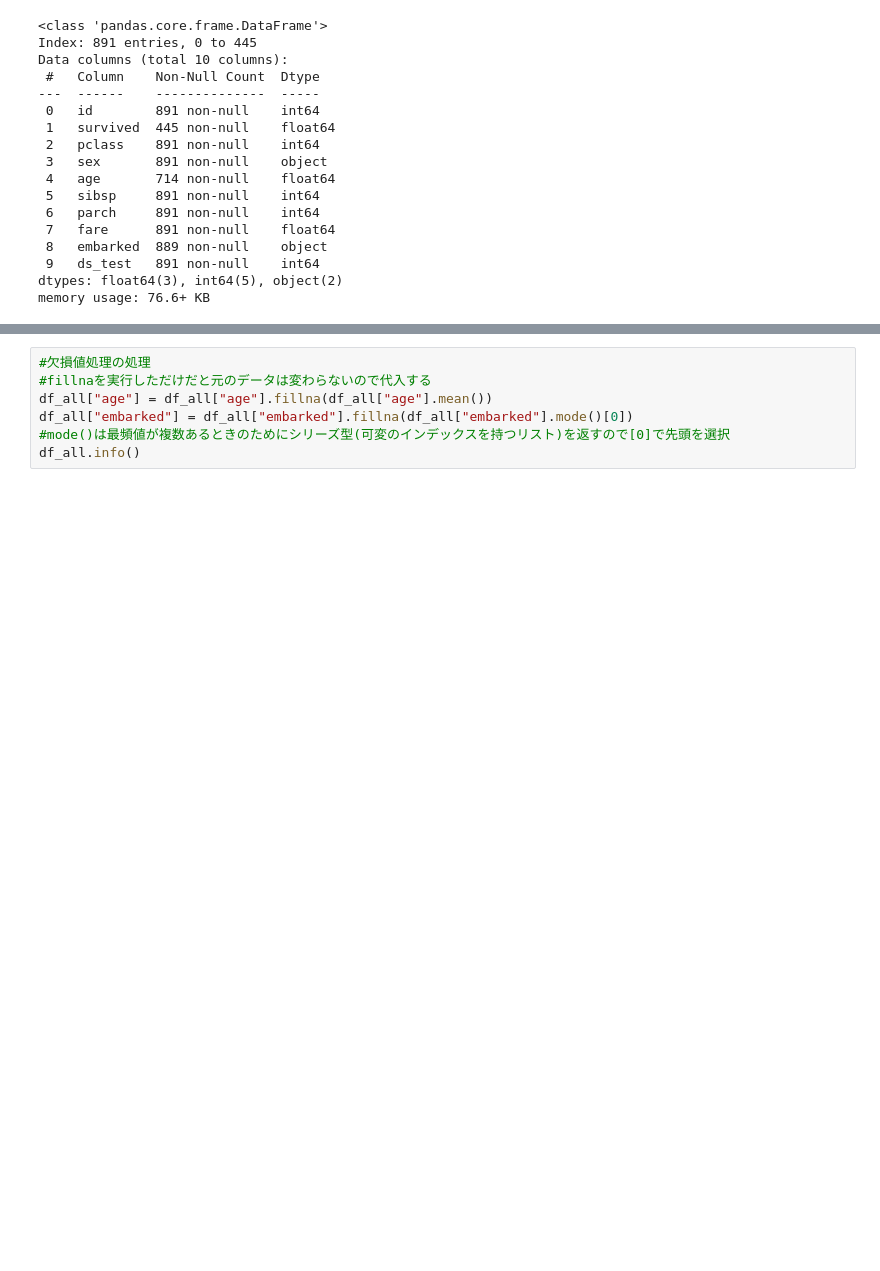
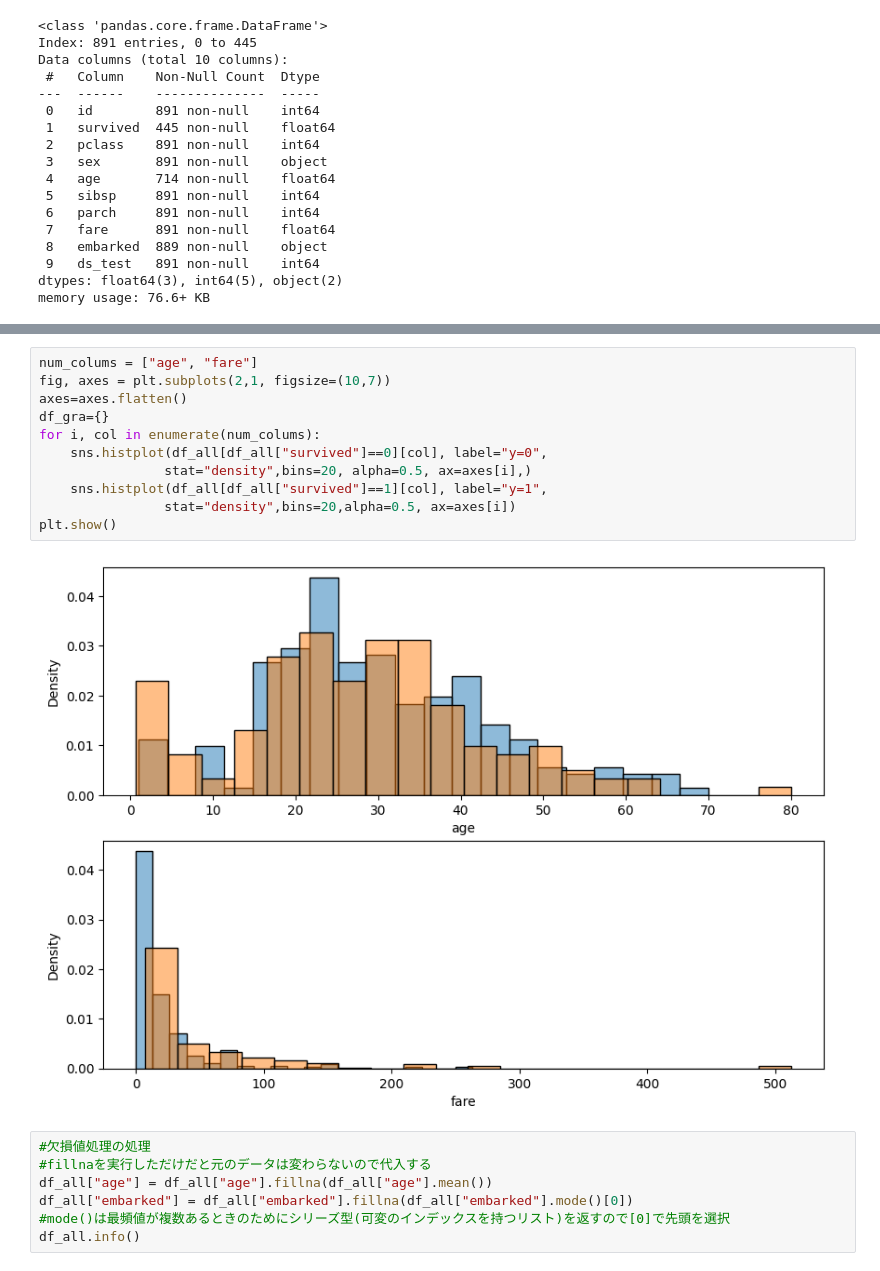
Before and after one commit to itsukikawamu/practice_python, a Jupyter notebook: src/SIGNATE/titanic/titanic3.ipynb, the cells around one changed output, grey strips where cells are left out. Cells and saved outputs as stored; diff of their text form; blank space fills up the shorter version.

```diff
--- a/src/SIGNATE/titanic/titanic3.ipynb
+++ b/src/SIGNATE/titanic/titanic3.ipynb
@@ -80,3 +142,16 @@ memory usage: 76.6+ KB
+# %%
+num_colums = ["age", "fare"]
+fig, axes = plt.subplots(2,1, figsize=(10,7))
+axes=axes.flatten()
+df_gra={}
+for i, col in enumerate(num_colums):
+    sns.histplot(df_all[df_all["survived"]==0][col], label="y=0",
+                stat="density",bins=20, alpha=0.5, ax=axes[i],)
+    sns.histplot(df_all[df_all["survived"]==1][col], label="y=1",
+                stat="density",bins=20,alpha=0.5, ax=axes[i])
+plt.show()
+# %% [output]
+[figure, added]
 # %%
 #欠損値処理の処理
 #fillnaを実行しただけだと元のデータは変わらないので代入する
```
Also changed, not shown: parts of 7 cells of this notebook.
